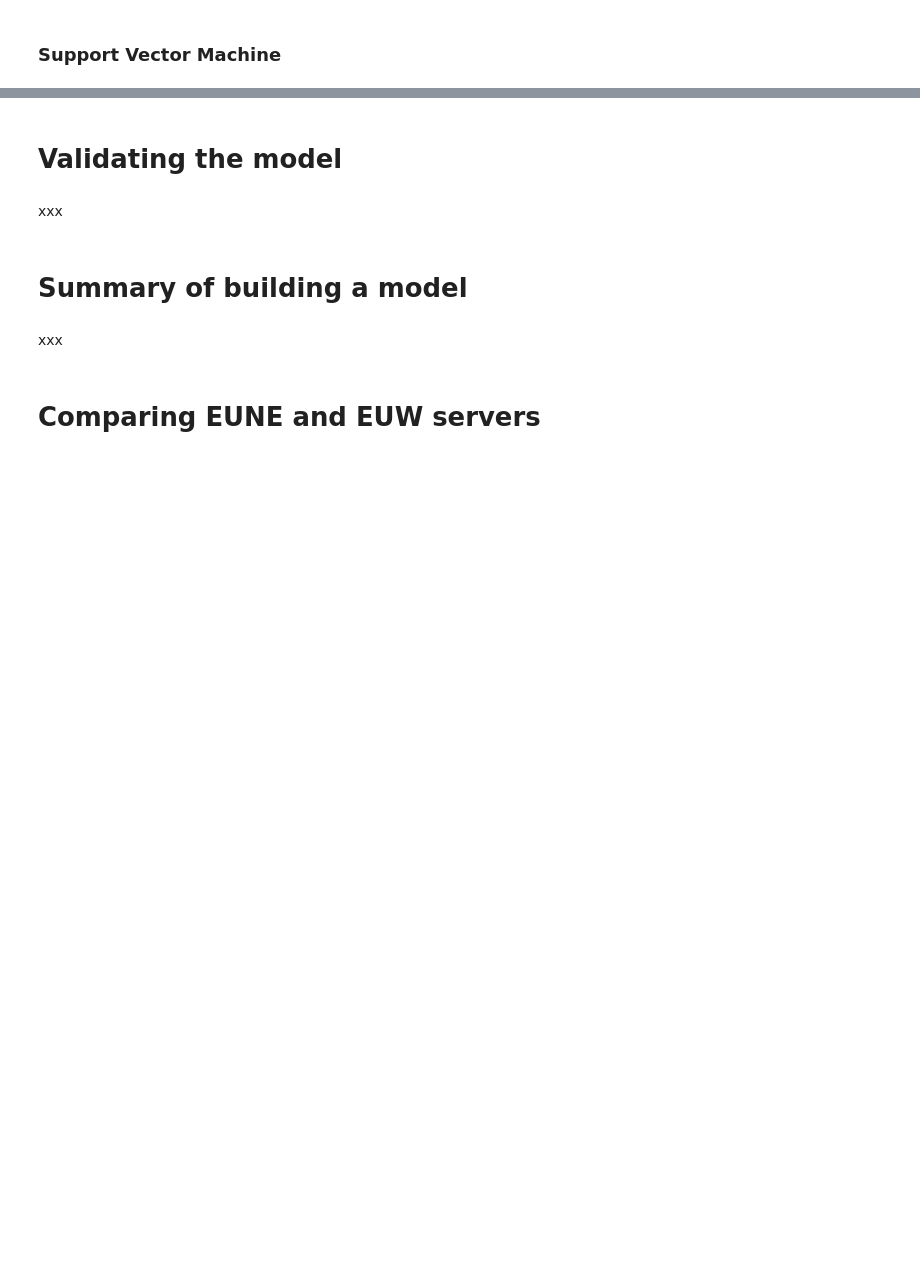
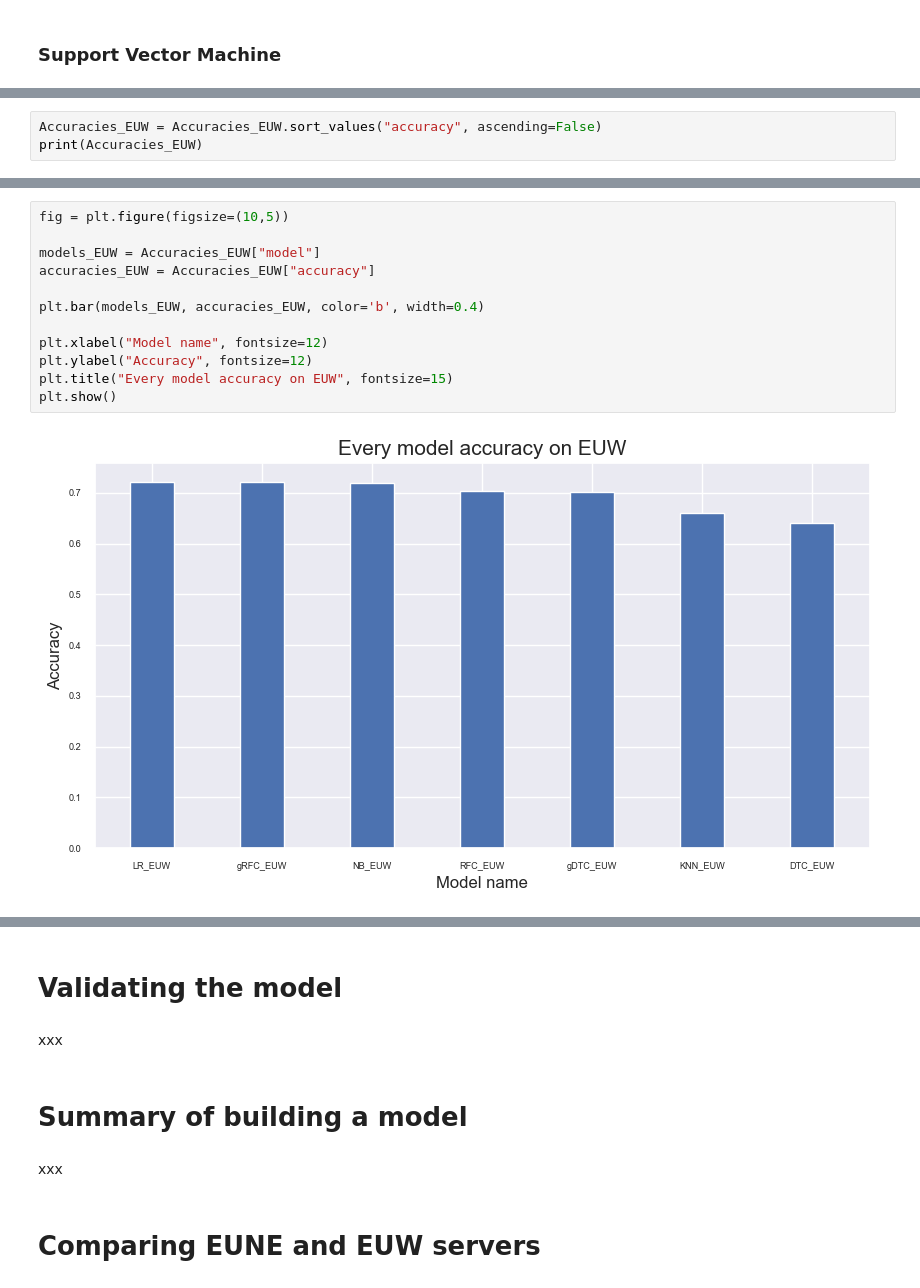
Before and after one commit to VeronikaKukk/DS_project, a Jupyter notebook: d4_notebook.ipynb, the cells around one changed output, grey strips where cells are left out. Cells and saved outputs as stored; diff of their text form; blank space fills up the shorter version.

```diff
--- a/d4_notebook.ipynb
+++ b/d4_notebook.ipynb
@@ -747,0 +846,3 @@ print("The accuracy of NaiveBayes on the EUNE server is %.4f." %Accuracy_SVC_EUN
+# %%
+Accuracies_EUW = Accuracies_EUW.sort_values("accuracy", ascending=False)
+print(Accuracies_EUW)
@@ -747,0 +872,14 @@ print("The accuracy of NaiveBayes on the EUNE server is %.4f." %Accuracy_SVC_EUN
+# %%
+fig = plt.figure(figsize=(10,5))
+
+models_EUW = Accuracies_EUW["model"]
+accuracies_EUW = Accuracies_EUW["accuracy"]
+
+plt.bar(models_EUW, accuracies_EUW, color='b', width=0.4)
+
+plt.xlabel("Model name", fontsize=12)
+plt.ylabel("Accuracy", fontsize=12)
+plt.title("Every model accuracy on EUW", fontsize=15)
+plt.show()
+# %% [output]
+[figure, added]
```
Also changed, not shown: parts of 74 cells of this notebook.
